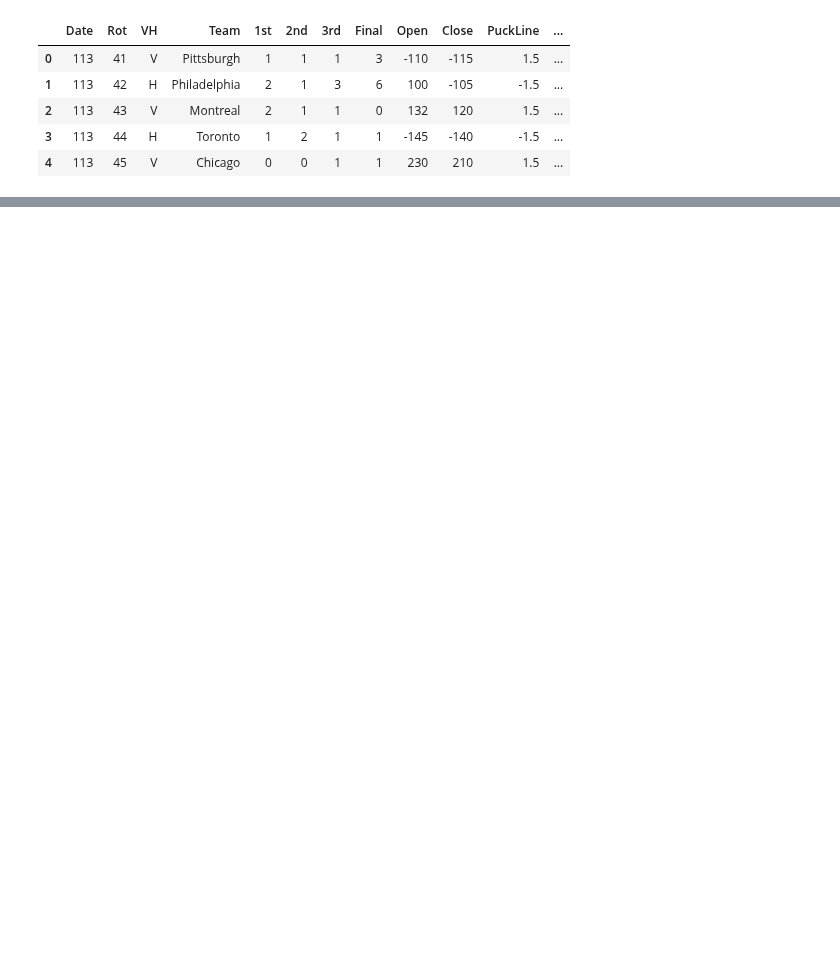
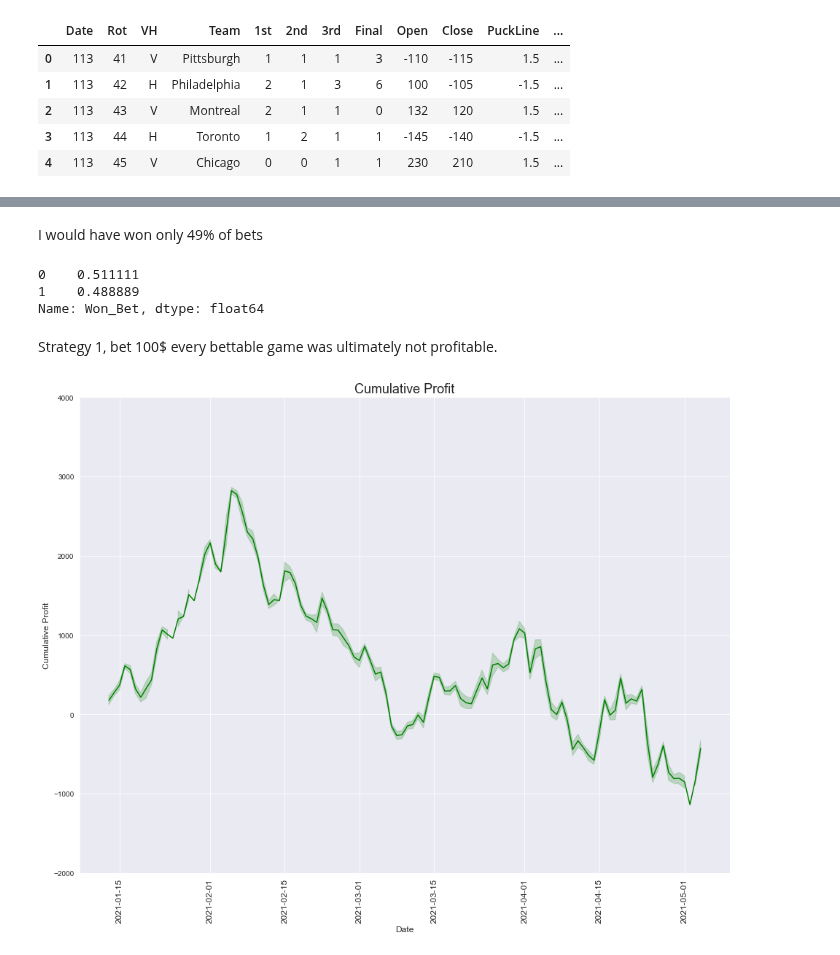
Before and after one commit to gschwaeb/NHL_Game_Prediction, a Jupyter notebook: Comparison Against Book Lines.ipynb, the cells around one changed output, grey strips where cells are left out. Cells and saved outputs as stored; diff of their text form; code cells hidden in the pictures; blank space fills up the shorter version.

```diff
--- a/Comparison Against Book Lines.ipynb
+++ b/Comparison Against Book Lines.ipynb
@@ -265,0 +182,17 @@ plt.show()
+# %%
+#calculate profit for 100$ per game strat
+conditions = [((df['Bet'] == 'Home') & (df['Home_Team_Won'] == 1) & (df['home_Close'] <0)),
+               ((df['Bet'] == 'Home') & (df['Home_Team_Won'] == 1) & (df['home_Close']>0)),
+              ((df['Bet'] == 'Away') & (df['Home_Team_Won'] == 0) & (df['away_Close']<0)),
+                ((df['Bet'] == 'Away') & (df['Home_Team_Won'] == 0) & (df['away_Close']>0)),
+              df['Bet'] == 'No Bet'
+                 ]
+
+
+choices = [-100 * (100/df['home_Close']),
+           df['home_Close'],
+          -100 * (100/df['away_Close']),
+          df['away_Close'],
+          0]
+
+df['Profit_Strat1'] = np.select(conditions, choices, default = -100)
@@ -265,0 +256,33 @@ plt.show()
+# %%
+df['Profit_Strat2_cumsum'] = df['Profit_Strat2'].cumsum()
+df['Profit_Strat1_cumsum'] = df['Profit_Strat1'].cumsum()
+# %%
+df['Won_Bet'] = np.where(df['Profit_Strat2'] > 0, 1, 0)
+# %% [markdown]
+I would have won only 49% of bets
+# %%
+df[df['Bet'] != 'No Bet']['Won_Bet'].value_counts(normalize = True)
+# %% [output]
+0    0.511111
+1    0.488889
+Name: Won_Bet, dtype: float64
+# %%
+df['date'] = pd.to_datetime(df['date'])
+# %% [markdown]
+Strategy 1, bet 100$ every bettable game was ultimately not profitable.
+# %%
+fig, ax = plt.subplots(figsize = (16,12))
+
+ax = sns.lineplot(x = df['date'], y = df['Profit_Strat1_cumsum'], color = 'green')
+ax.set_title('Cumulative Profit', fontsize = 18)
+ax.set_ylabel('Cumulative Profit', fontsize =12, )
+ax.set_xlabel('Date', fontsize =12)
+plt.xticks(rotation='vertical', fontsize = 12)
+# ax.axhline(325, linestyle = 'dashed', label = 'Initial Bankroll: $325', color = 'black')
+ax.set_ylim(-2000,4000)
+
+
+
+plt.show()
+# %% [output]
+[figure, added]
```
Also changed, not shown: parts of 45 cells of this notebook.
